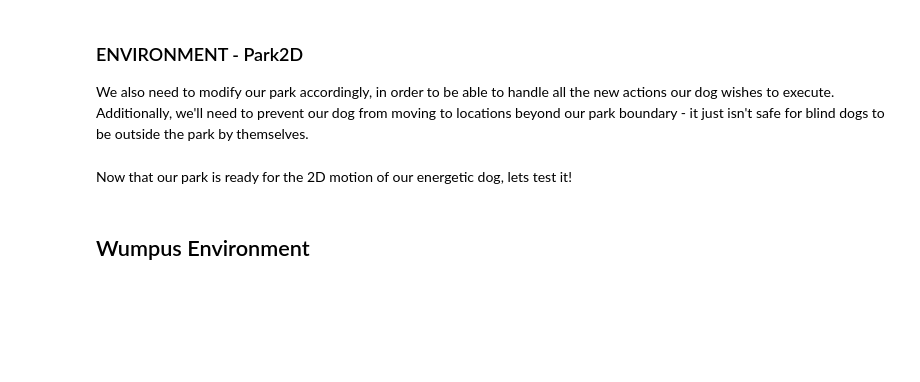
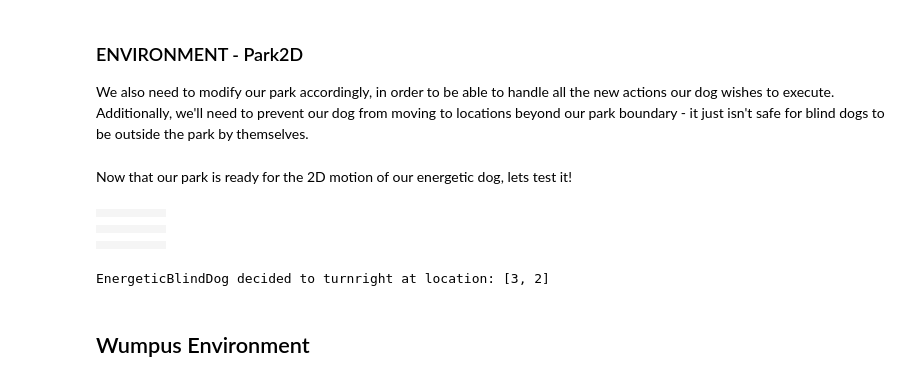
Before and after one commit to aofphy/SCI193611_ARTIFICIAL_INTELLIGENCE, a Jupyter notebook: aima/agents.ipynb, the cells around one changed output. Cells and saved outputs as stored; diff of their text form; code cells hidden in the pictures; blank space fills up the shorter version.

Commit message:
chore: update executed outputs for aima/agents.ipynb
Co-Authored-By: Claude Sonnet 5 <noreply@anthropic.com>

```diff
--- a/aima/agents.ipynb
+++ b/aima/agents.ipynb
@@ -635,3 +635,23 @@ class BlindDog(Agent):
         if isinstance(thing, Water):
             return True
         return False
+# %%
+from random import choice
+import random
+def program(percepts):
+'''Returns an action based on it's percepts'''
+for p in percepts: # first eat or drink - you're a dog!
+if isinstance(p, Food):
+return 'eat'
+elif isinstance(p, Water):
+return 'drink'
+if isinstance(p, Bump): # then check if you are at an edge
+choice = random.choice((1,2)) # turn only
+else:
+choice = random.choice((1,2,3,4)) # 1-right, 2-left, others-forward
+if choice == 1:
+return 'turnright'
+elif choice == 2:
+return 'turnleft'
+else:
+return 'moveforward'
@@ -747,8 +780,8 @@ class Park2D(GraphicEnvironment):
     def percept(self, agent):
         '''return a list of things that are in our agent's location'''
         things = self.list_things_at(agent.location)
-        loc = copy.deepcopy(agent.location) # find out the target location
-        #Check if agent is about to bump into a wall
+        loc = list(agent.location)  # target location copy
+        # Check if agent is about to bump into a wall
         if agent.direction.direction == Direction.R:
             loc[0] += 1
         elif agent.direction.direction == Direction.L:
@@ -774,18 +807,16 @@ class Park2D(GraphicEnvironment):
             agent.moveforward()
         elif action == "eat":
             items = self.list_things_at(agent.location, tclass=Food)
-            if len(items) != 0:
-                if agent.eat(items[0]):
-                    print('{} ate {} at location: {}'
-                          .format(str(agent)[1:-1], str(items[0])[1:-1], agent.location))
-                    self.delete_thing(items[0])
+            if len(items) != 0 and agent.eat(items[0]):
+                print('{} ate {} at location: {}'
+                      .format(str(agent)[1:-1], str(items[0])[1:-1], agent.location))
+                self.delete_thing(items[0])
         elif action == "drink":
             items = self.list_things_at(agent.location, tclass=Water)
-            if len(items) != 0:
-                if agent.drink(items[0]):
-                    print('{} drank {} at location: {}'
-                          .format(str(agent)[1:-1], str(items[0])[1:-1], agent.location))
-                    self.delete_thing(items[0])
+            if len(items) != 0 and agent.drink(items[0]):
+                print('{} drank {} at location: {}'
+                      .format(str(agent)[1:-1], str(items[0])[1:-1], agent.location))
+                self.delete_thing(items[0])
 
     def is_done(self):
         '''By default, we're done when we can't find a live agent,
@@ -798,17 +829,24 @@ Now that our park is ready for the 2D motion of our energetic dog, lets test it!
 # %%
 park = Park2D(5,5, color={'EnergeticBlindDog': (200,0,0), 'Water': (0, 200, 200), 'Food': (230, 115, 40)})
 dog = EnergeticBlindDog(program)
 dogfood = Food()
 water = Water()
 park.add_thing(dog, [0,0])
 park.add_thing(dogfood, [1,2])
 park.add_thing(water, [0,1])
 morewater = Water()
 morefood = Food()
 park.add_thing(morewater, [2,4])
 park.add_thing(morefood, [4,3])
 print("dog started at [0,0], facing down. Let's see if he found any food or water!")
-park.run(20)
+park.run(100)
+# %% [output]
+|  |  |  |  |  |
+|  |  |  |  |  |
+|  |  |  |  |  |
+|  |  |  |  |  |
+|  |  |  |  |  |
+EnergeticBlindDog decided to turnright at location: [3, 2]
 # %% [markdown]
 
 
```
Also changed, not shown: parts of 3 cells of this notebook.
